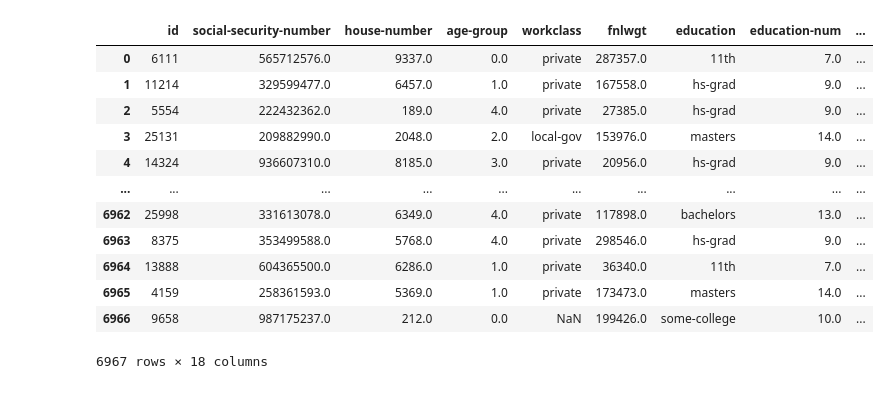
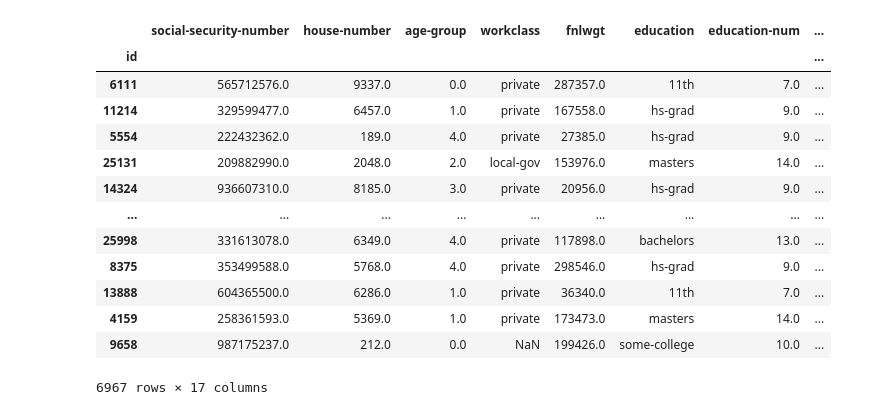
Before and after one commit to NurulhudaAi/ML_Project_2025, a Jupyter notebook: step2_process_data.ipynb, the cells around one changed output. Cells and saved outputs as stored; diff of their text form; code cells hidden in the pictures.

```diff
--- a/step2_process_data.ipynb
+++ b/step2_process_data.ipynb
@@ -41,20 +43,21 @@ data_test
 # %%
-data_live = pd.read_csv('../work/data/high_salary.live.csv')
+data_live = pd.read_csv('../work/data/high_salary.live.csv').set_index('id')
 data_live
 # %% [output]
-|  | id | social-security-number | house-number | age-group | workclass | fnlwgt | education | education-num | ... |
-| 0 | 6111 | 565712576.0 | 9337.0 | 0.0 | private | 287357.0 | 11th | 7.0 | ... |
-| 1 | 11214 | 329599477.0 | 6457.0 | 1.0 | private | 167558.0 | hs-grad | 9.0 | ... |
-| 2 | 5554 | 222432362.0 | 189.0 | 4.0 | private | 27385.0 | hs-grad | 9.0 | ... |
-| 3 | 25131 | 209882990.0 | 2048.0 | 2.0 | local-gov | 153976.0 | masters | 14.0 | ... |
-| 4 | 14324 | 936607310.0 | 8185.0 | 3.0 | private | 20956.0 | hs-grad | 9.0 | ... |
-| ... | ... | ... | ... | ... | ... | ... | ... | ... | ... |
-| 6962 | 25998 | 331613078.0 | 6349.0 | 4.0 | private | 117898.0 | bachelors | 13.0 | ... |
-| 6963 | 8375 | 353499588.0 | 5768.0 | 4.0 | private | 298546.0 | hs-grad | 9.0 | ... |
-| 6964 | 13888 | 604365500.0 | 6286.0 | 1.0 | private | 36340.0 | 11th | 7.0 | ... |
-| 6965 | 4159 | 258361593.0 | 5369.0 | 1.0 | private | 173473.0 | masters | 14.0 | ... |
-| 6966 | 9658 | 987175237.0 | 212.0 | 0.0 | NaN | 199426.0 | some-college | 10.0 | ... |
+|  | social-security-number | house-number | age-group | workclass | fnlwgt | education | education-num | ... |
+| id |  |  |  |  |  |  |  | ... |
+| 6111 | 565712576.0 | 9337.0 | 0.0 | private | 287357.0 | 11th | 7.0 | ... |
+| 11214 | 329599477.0 | 6457.0 | 1.0 | private | 167558.0 | hs-grad | 9.0 | ... |
+| 5554 | 222432362.0 | 189.0 | 4.0 | private | 27385.0 | hs-grad | 9.0 | ... |
+| 25131 | 209882990.0 | 2048.0 | 2.0 | local-gov | 153976.0 | masters | 14.0 | ... |
+| 14324 | 936607310.0 | 8185.0 | 3.0 | private | 20956.0 | hs-grad | 9.0 | ... |
+| ... | ... | ... | ... | ... | ... | ... | ... | ... |
+| 25998 | 331613078.0 | 6349.0 | 4.0 | private | 117898.0 | bachelors | 13.0 | ... |
+| 8375 | 353499588.0 | 5768.0 | 4.0 | private | 298546.0 | hs-grad | 9.0 | ... |
+| 13888 | 604365500.0 | 6286.0 | 1.0 | private | 36340.0 | 11th | 7.0 | ... |
+| 4159 | 258361593.0 | 5369.0 | 1.0 | private | 173473.0 | masters | 14.0 | ... |
+| 9658 | 987175237.0 | 212.0 | 0.0 | NaN | 199426.0 | some-college | 10.0 | ... |
-6967 rows × 18 columns
+6967 rows × 17 columns
 # %%
 # Check Missing Value
 # %%
```
Also changed, not shown: parts of 63 cells of this notebook.
